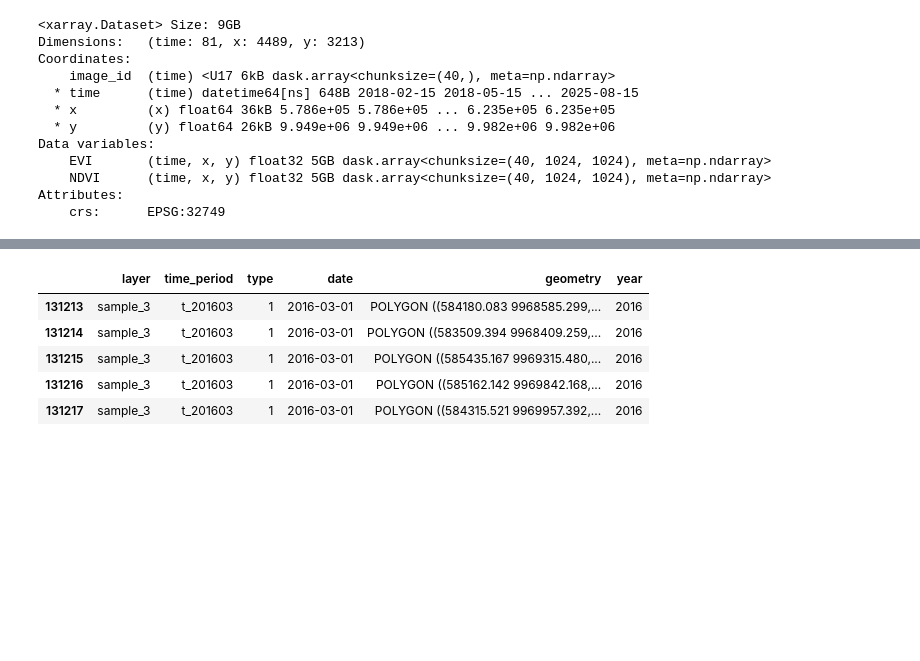
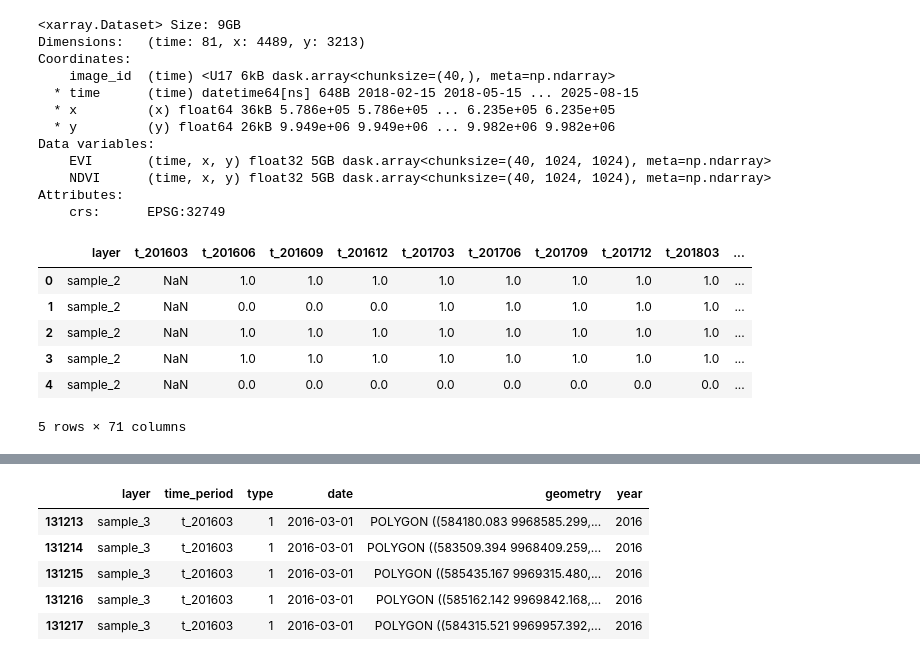
Before and after one commit to miqbalf/gis-carbon-ai, a Jupyter notebook: jupyter/notebooks/02c_forestry_arr_ML_tsfresh.ipynb, the cells around one changed output, grey strips where cells are left out. Drawn from its saved outputs; the diff is of its cells as text; code cells hidden in the pictures; blank space fills up the shorter version.

```diff
--- a/jupyter/notebooks/02c_forestry_arr_ML_tsfresh.ipynb
+++ b/jupyter/notebooks/02c_forestry_arr_ML_tsfresh.ipynb
@@ -441,6 +440,16 @@ else:
 # wfs.publish()
 # %%
 # training_gdf_col_filtered.columns
+# %%
+training_gdf_col_filtered.head()
+# %% [output]
+|  | layer | t_201603 | t_201606 | t_201609 | t_201612 | t_201703 | t_201706 | t_201709 | t_201712 | t_201803 | ... |
+| 0 | sample_2 | NaN | 1.0 | 1.0 | 1.0 | 1.0 | 1.0 | 1.0 | 1.0 | 1.0 | ... |
+| 1 | sample_2 | NaN | 0.0 | 0.0 | 0.0 | 1.0 | 1.0 | 1.0 | 1.0 | 1.0 | ... |
+| 2 | sample_2 | NaN | 1.0 | 1.0 | 1.0 | 1.0 | 1.0 | 1.0 | 1.0 | 1.0 | ... |
+| 3 | sample_2 | NaN | 1.0 | 1.0 | 1.0 | 1.0 | 1.0 | 1.0 | 1.0 | 1.0 | ... |
+| 4 | sample_2 | NaN | 0.0 | 0.0 | 0.0 | 0.0 | 0.0 | 0.0 | 0.0 | 0.0 | ... |
+5 rows × 71 columns
 # %%
 import pandas as pd
 import geopandas as gpd
```
Also changed, not shown: parts of 4 cells of this notebook.
